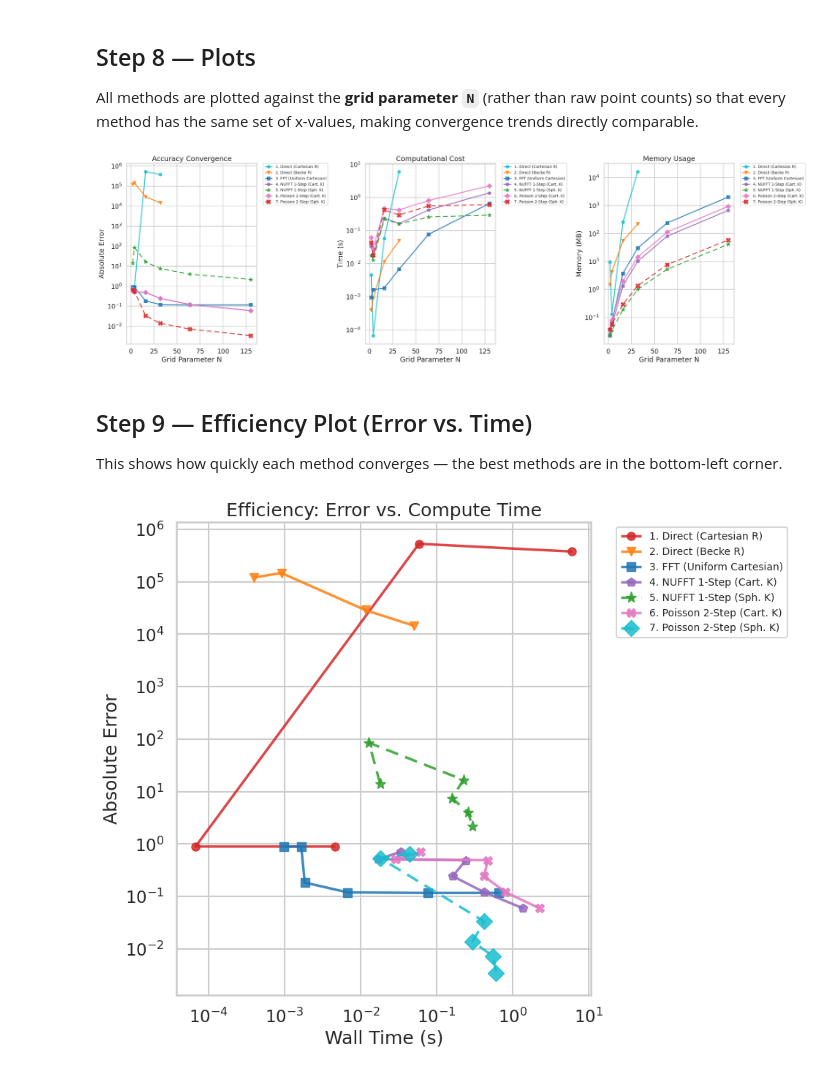
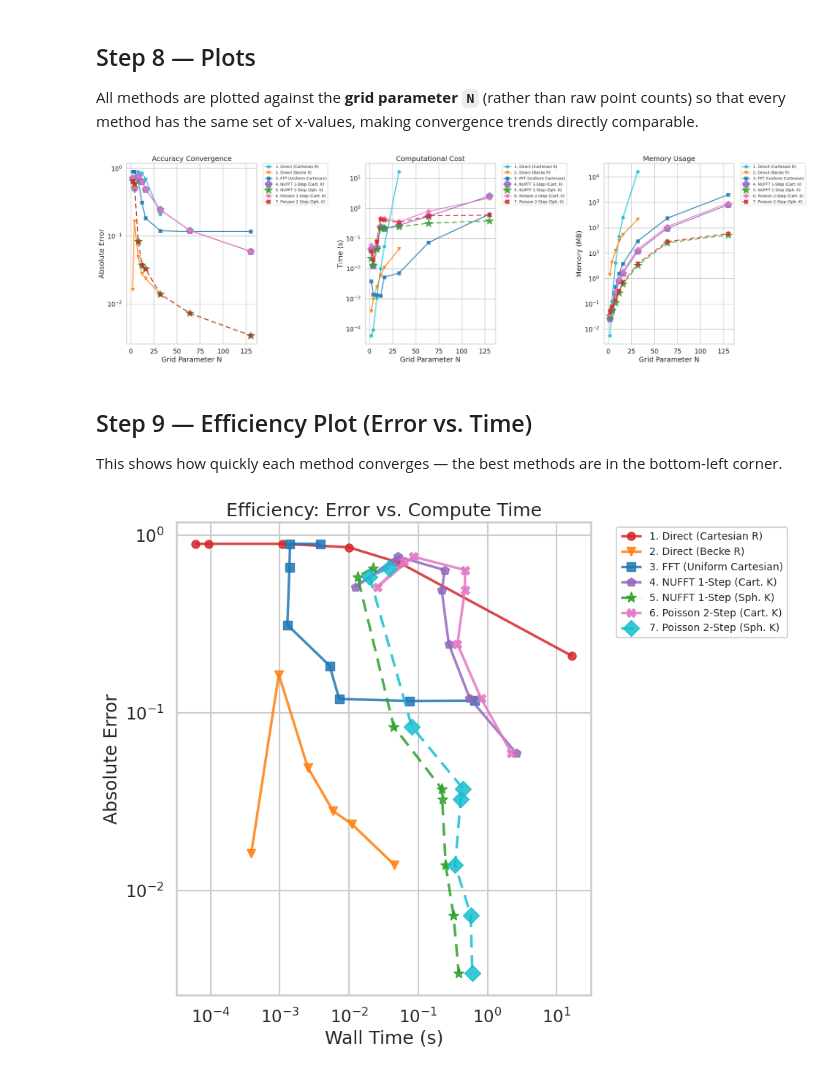
Before and after one commit to mohammadahmadteq/poisson-nufft, a Jupyter notebook: eri_benchmark.ipynb, the cells around one changed output. Saved outputs shown, nothing was run; the diff lists cells and outputs as text; code cells hidden in the pictures.

Commit message:
fix: making the convergence more accurare for all grid types and fixing the mistakes

```diff
--- a/eri_benchmark.ipynb
+++ b/eri_benchmark.ipynb
@@ -153,8 +153,9 @@ Complexity: $O(N^2)$ in both time and memory.
 # %%
 def solve_direct(points, weights, density):
     """Brute-force real-space Coulomb integral."""
-    eps = 1e-7
-    dist_matrix = cdist(points, points) + eps
+    dist_matrix = cdist(points, points)
+    # Exclude self-interaction (diagonal) which is an artifact of discretization
+    np.fill_diagonal(dist_matrix, np.inf)
     integrand = np.outer(density * weights, density * weights) / dist_matrix
     return np.sum(integrand), len(points)
 # %% [markdown]
@@ -189,7 +190,6 @@ For the **spherical k-grid**, the Coulomb kernel $4\pi/k^2$ combines with the
 spherical Jacobian $k^2$ (already in the weights), so they cancel.
 # %%
 def solve_nufft_1step(r_p, r_w, dens, k_pts, k_weights, is_spherical=False):
-    """1-step NUFFT: forward transform then integrate in k-space."""
     x = np.ascontiguousarray(r_p[:, 0])
     y = np.ascontiguousarray(r_p[:, 1])
     z = np.ascontiguousarray(r_p[:, 2])
@@ -198,16 +198,23 @@ def solve_nufft_1step(r_p, r_w, dens, k_pts, k_weights, is_spherical=False):
     kz = np.ascontiguousarray(k_pts[:, 2])
     c = np.ascontiguousarray(dens * r_w, dtype=np.complex128)
 
-    F_k = finufft.nufft3d3(x, y, z, c, kx, ky, kz, isign=-1, eps=1e-5)
+    # Tighten eps — type-3 NUFFT needs lower tolerance to match type-1/2 accuracy
+    F_k = finufft.nufft3d3(x, y, z, c, kx, ky, kz, isign=-1, eps=1e-8)
+
+    K2 = kx ** 2 + ky ** 2 + kz ** 2
 
     if is_spherical:
-        # k^2 from Jacobian cancels 1/k^2 from Coulomb kernel
-        # so integrand is just 4π |F(k)|^2 * w
-        integral = np.sum(k_weights * 4 * np.pi * np.abs(F_k) ** 2) / (2 * np.pi) ** 3
+        # Analytical cancellation: Coulomb kernel 4*pi/k^2 cancels with spherical Jacobian k^2.
+        # `k_weights` currently contains the Jacobian (w_rad * w_ang * k^2).
+        # By dividing by K2, we recover the base quadrature weights and cleanly avoid the singularity.
+        # (Gauss-Legendre roots mapped to (0, k_max] do not hit exactly 0, so K2 > 0)
+        base_weights = k_weights / K2
+        integral = np.sum(base_weights * (4 * np.pi) * np.abs(F_k) ** 2) / (2 * np.pi) ** 3
     else:
-        K2 = kx ** 2 + ky ** 2 + kz ** 2
-        K2[K2 == 0] = np.inf
-        integral = np.sum(k_weights * (4 * np.pi / K2) * np.abs(F_k) ** 2) / ((2 * np.pi) ** 3)
+        # Cartesian k-grid retains the Coulomb singularity at the origin
+        k_min = 1e-10
+        safe_K2 = np.where(K2 < k_min**2, np.inf, K2)
+        integral = np.sum(k_weights * (4 * np.pi / safe_K2) * np.abs(F_k) ** 2) / (2 * np.pi) ** 3
 
     return integral, len(r_p) + len(k_pts)
 # %% [markdown]
@@ -261,7 +268,7 @@ report their total point count so the x-axis is comparable.
 # %%
 def run_benchmark():
     data = []
-    grid_params = [2, 4, 16, 32, 64, 130]
+    grid_params = [2, 4, 8, 12, 16, 32, 64, 130]
 
     for n in grid_params:
         print(f"Testing parameter scale N={n}...")
@@ -272,7 +279,10 @@ def run_benchmark():
 
         N_k_cart = n * 2
         p_kcart, w_kcart, _ = generate_cartesian_grid(N_k_cart, L=30.0)
-        p_ksph, w_ksph = generate_spherical_k_grid(n, n)
+        # Angular degree must be high enough to resolve |ρ̃(k)|² on the sphere;
+        # decouple it from the radial parameter n
+        ang_deg = min(max(2 * n, 15), 131)  # Lebedev grids cap at degree 131
+        p_ksph, w_ksph = generate_spherical_k_grid(n, ang_deg)
 
         # Total points for NUFFT methods (real + k grid)
         n_pts_nufft_cart = len(p_beck) + len(p_kcart)
@@ -399,38 +412,38 @@ def plot_results(df):
         (5, 3),
     ]
     marker_list = ["o", "v", "s", "p", "*", "D", "X"]
-    sizes = [8, 8, 8, 9, 11, 9, 11]
+    sizes = [8, 8, 8, 20, 22, 9, 11]
 
     plot_configs = [
         ("Error", "Absolute Error", "Accuracy Convergence"),
         ("Time (s)", "Time (s)", "Computational Cost"),
         ("Memory (MB)", "Memory (MB)", "Memory Usage"),
     ]
 
     for ax, (y_col, y_label, title) in zip(axes, plot_configs):
         for i, (method, group) in enumerate(df.groupby("Method")):
             ax.plot(
                 group["N_param"], group[y_col],
                 marker=marker_list[i], label=method,
                 color=palette.get(method, "gray"),
                 linewidth=2.5, markersize=sizes[i],
                 dashes=dashes[i],
                 alpha=0.85,
             )
         ax.set_yscale('log')
         ax.set_xlabel('Grid Parameter N')
         ax.set_ylabel(y_label)
         ax.set_title(title)
         ax.legend(bbox_to_anchor=(1.05, 1), loc='upper left', borderaxespad=0., fontsize=10)
 
     plt.tight_layout()
     plt.savefig("eri_benchmark.png", dpi=150, bbox_inches='tight')
     plt.show()
 
 
 plot_results(df_results)
 # %% [output]
-[figure, old version]
+[figure, new version]
 # %% [markdown]
 ## Step 9 — Efficiency Plot (Error vs. Time)
 
@@ -484,5 +497,5 @@ def plot_efficiency(df):
 
 plot_efficiency(df_results)
 # %% [output]
-[figure, old version]
+[figure, new version]
 # %% [markdown]
```
Also changed, not shown: parts of 3 cells of this notebook, 1 other file.
